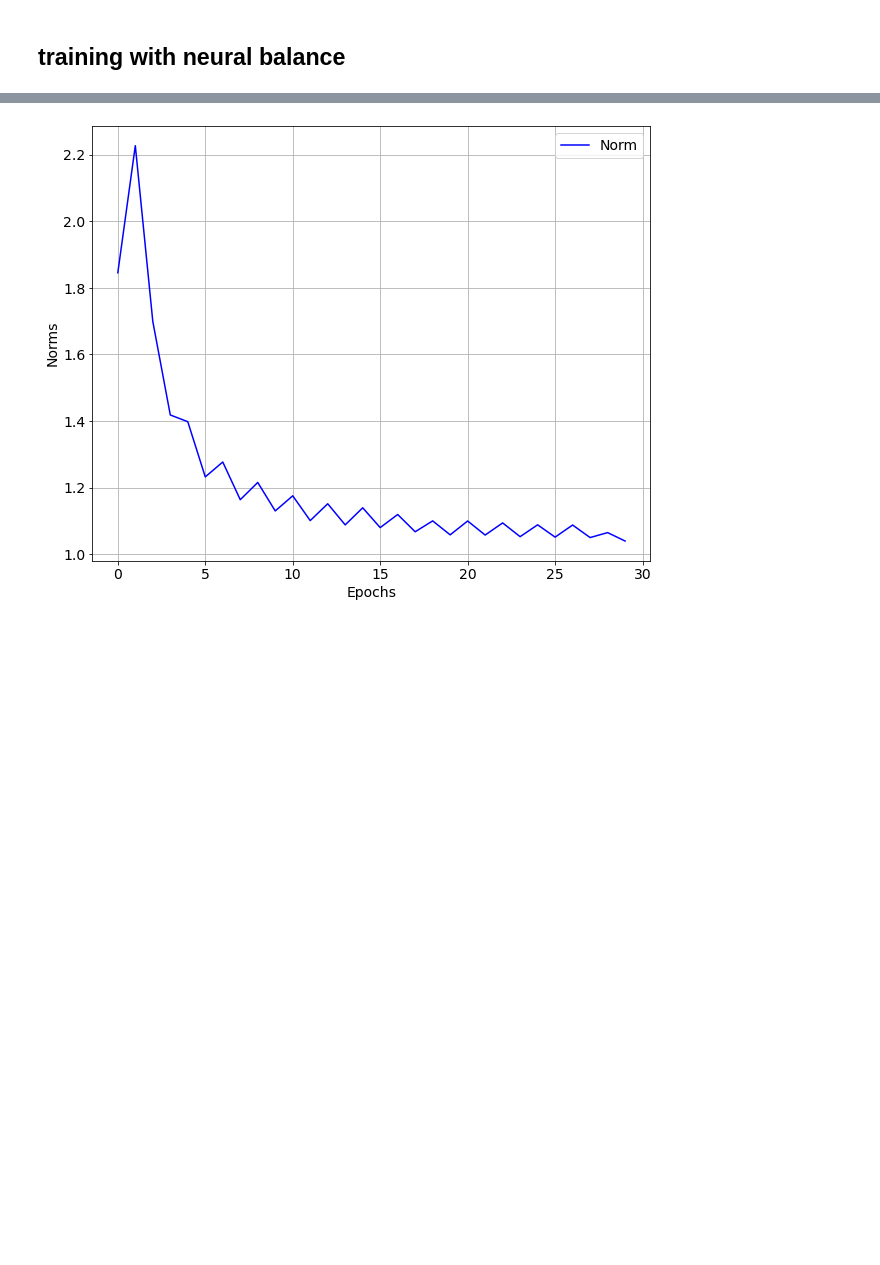
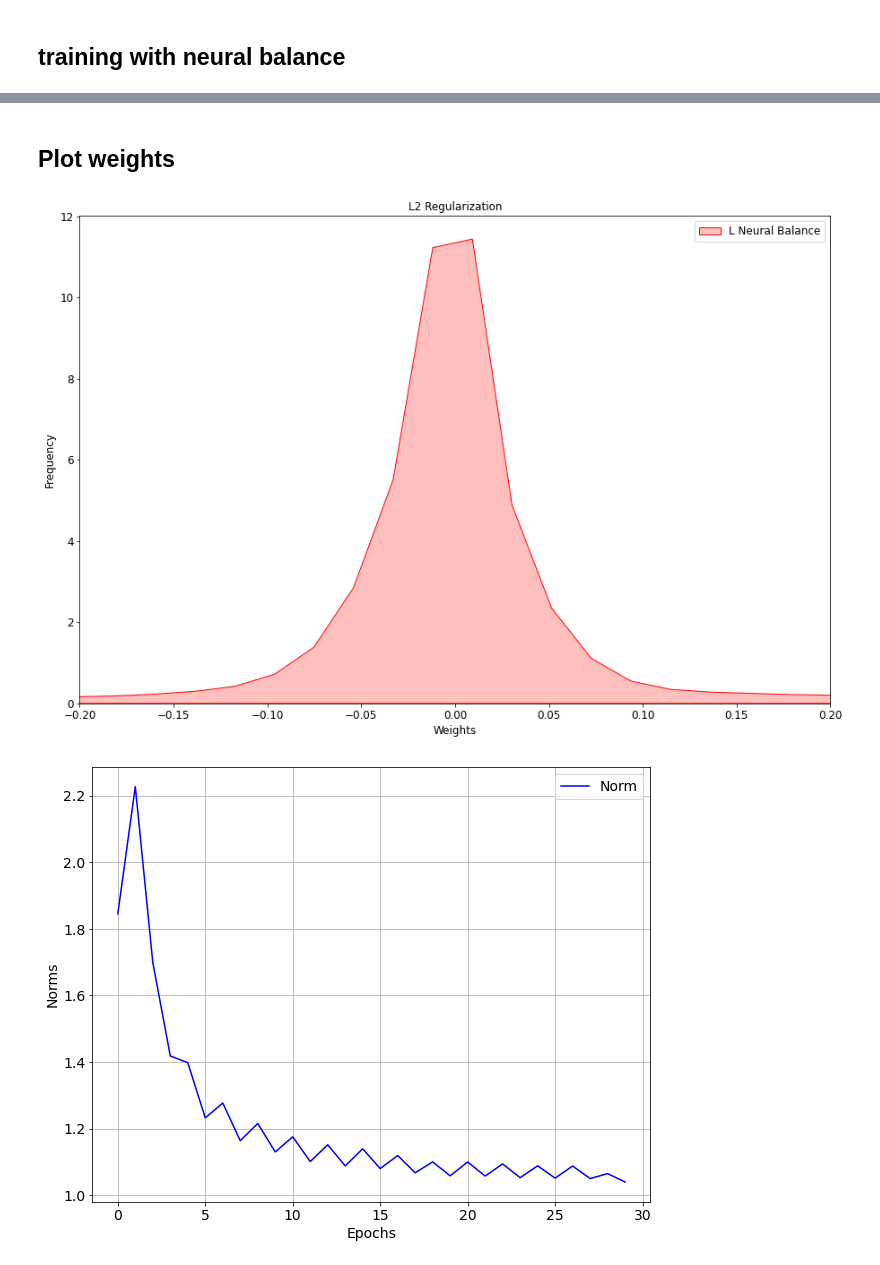
Before and after one commit to antonyalexos/Neural-Balance, a Jupyter notebook: Untitled.ipynb, the cells around one changed output, grey strips where cells are left out. Cells and saved outputs as stored; diff of their text form; code cells hidden in the pictures; blank space fills up the shorter version.

```diff
--- a/Untitled.ipynb
+++ b/Untitled.ipynb
@@ -24,7 +24,7 @@ class CustomLinear(nn.Module):
         # Forward pass through the internal nn.Linear layer
         return self.linear(input)
 
-    def neural_balance(self, previous_layer, return_norms = False, random_perc = 0.1):
+    def neural_balance(self, previous_layer, return_norms = False, order = 2, random_perc = 0.1):
         shape = previous_layer.weight.shape[0]
         norm = []
 
@@ -39,14 +39,14 @@ class CustomLinear(nn.Module):
 #         if return_norms: return torch.mean(torch.stack(norm))
 #         else: return torch.tensor([])
         for i in range(shape):
-            incoming = torch.linalg.norm(previous_layer.weight[i], dim=None, ord=2)
-            outgoing = torch.linalg.norm(self.linear.weight[:,i], dim=None, ord=2)
+            incoming = torch.linalg.norm(previous_layer.weight[i], dim=None, ord=order)
+            outgoing = torch.linalg.norm(self.linear.weight[:,i], dim=None, ord=order)
             optimal_l = torch.sqrt(outgoing/incoming)
 #             print(optimal_l)
             previous_layer.weight[i].data *= optimal_l
             self.linear.weight[:,i].data /= optimal_l
             if return_norms:
-                norm.append(torch.linalg.norm(incoming/outgoing, dim = 0, ord=2))
+                norm.append(torch.linalg.norm(incoming/outgoing, dim = 0, ord=order))
         if return_norms: return torch.mean(torch.stack(norm))
         else: return torch.tensor([])
 # %%
@@ -94,6 +94,7 @@ if __name__ == '__main__':
     torch.manual_seed(42)
 
     epochs = 20
+    order = 1
 
     # Prepare MNIST dataset
     train_dataset = MNIST(os.getcwd(), train=True, download=True, transform=transforms.ToTensor())
@@ -171,7 +172,7 @@ if __name__ == '__main__':
                 if count==0 or count == len(linear_layers)-1:
                     continue
 
-                norm = linear.neural_balance(linear_layers[count-1], return_norms=True)
+                norm = linear.neural_balance(linear_layers[count-1], order = order, return_norms=True)
                 norms.append(norm)
 
         # Testing the model
@@ -319,0 +286,2 @@ plt.show()
+# %% [markdown]
+## Plot weights
@@ -320,3 +291,33 @@ plt.show()
+# %%
+linear_layers = []
+for layer in mlp.layers:
+    if(isinstance(layer, CustomLinear)):
+        linear_layers.append(layer)
+
+weight_list = []
+
+for layer in linear_layers:
+    weight_list.append(layer.weight)
+
+l_balanced = [item for tensor in weight_list for sublist in tensor.tolist() for item in sublist]
+# %%
+plt.figure(figsize=(15,10))
+plt.title('L2 Regularization', fontsize='large')
+# sns.kdeplot(l2_regularized, color='blue', fill=True, label = 'L2 Regularization')
+sns.kdeplot(l_balanced, color='red', fill=True, label = 'L Neural Balance')
+# sns.kdeplot(plain_weights, color='green', fill=True, label = 'Plain Weights')
+plt.legend(fontsize='large')
+plt.xlabel('Weights', fontsize='large')
+plt.ylabel('Frequency', fontsize='large')
+plt.xticks(fontsize='large')
+plt.yticks(fontsize='large')
+
+plt.xlim(-.2, 0.2)
+# plt.ylim(0,10)
+
+plt.show()
+# %% [output]
+[figure, added]
 # %%
 import matplotlib.pyplot as plt
 
```
Also changed, not shown: parts of 16 cells of this notebook, 4 other files.
